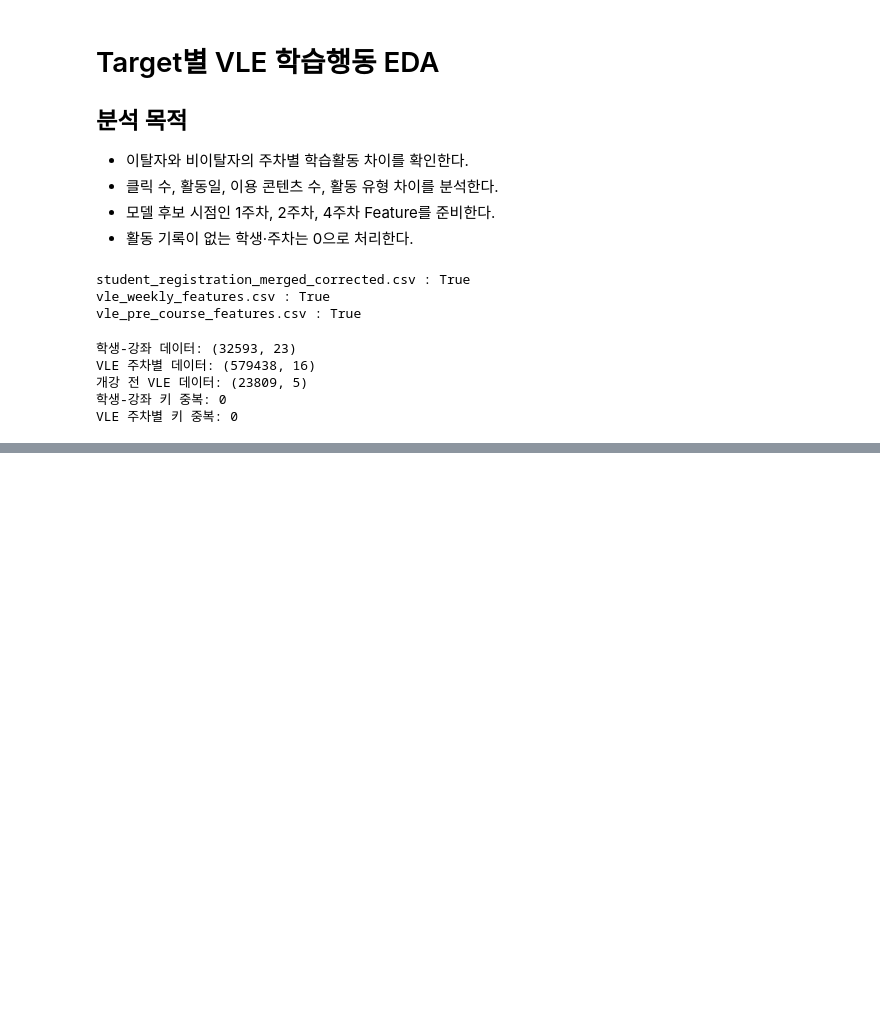
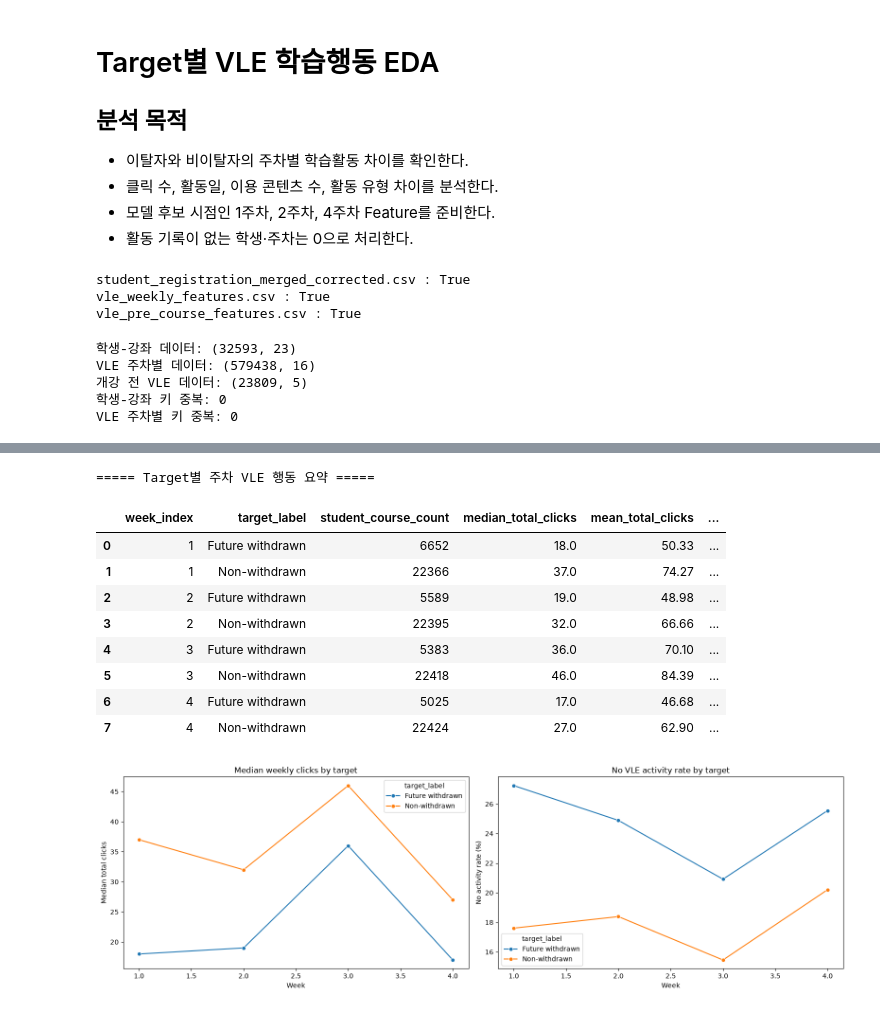
Before and after one commit to Team7-SKProject-2/oulad-churn-prediction, a Jupyter notebook: notebooks/04_target_vle_eda.ipynb, the cells around one changed output, grey strips where cells are left out. Cells and saved outputs as stored; diff of their text form; code cells hidden in the pictures; blank space fills up the shorter version.

Commit message:
feat: complete target VLE preprocessing and EDA

```diff
--- a/notebooks/04_target_vle_eda.ipynb
+++ b/notebooks/04_target_vle_eda.ipynb
@@ -95,0 +428,73 @@ VLE 주차별 키 중복: 0
+# %%
+# 해당 주차 VLE 활동이 전혀 없는지 표시
+eligible_grid["no_vle_activity"] = (
+    eligible_grid["total_clicks"] == 0
+).astype(int)
+
+weekly_target_summary = (
+    eligible_grid
+    .groupby(
+        ["week_index", "target_label"],
+        observed=True,
+        as_index=False
+    )
+    .agg(
+        student_course_count=("id_student", "size"),
+        median_total_clicks=("total_clicks", "median"),
+        mean_total_clicks=("total_clicks", "mean"),
+        median_active_days=("active_days", "median"),
+        median_unique_sites=("unique_sites", "median"),
+        no_activity_rate_pct=(
+            "no_vle_activity",
+            lambda values: values.mean() * 100
+        )
+    )
+)
+
+print("===== Target별 주차 VLE 행동 요약 =====")
+display(weekly_target_summary.round(2))
+
+fig, axes = plt.subplots(1, 2, figsize=(16, 5))
+
+# 주차별 클릭 중앙값
+sns.lineplot(
+    data=weekly_target_summary,
+    x="week_index",
+    y="median_total_clicks",
+    hue="target_label",
+    marker="o",
+    ax=axes[0]
+)
+
+axes[0].set_title("Median weekly clicks by target")
+axes[0].set_xlabel("Week")
+axes[0].set_ylabel("Median total clicks")
+
+# 주차별 무활동 비율
+sns.lineplot(
+    data=weekly_target_summary,
+    x="week_index",
+    y="no_activity_rate_pct",
+    hue="target_label",
+    marker="o",
+    ax=axes[1]
+)
+
+axes[1].set_title("No VLE activity rate by target")
+axes[1].set_xlabel("Week")
+axes[1].set_ylabel("No activity rate (%)")
+
+plt.tight_layout()
+plt.show()
+# %% [output]
+===== Target별 주차 VLE 행동 요약 =====
+|  | week_index | target_label | student_course_count | median_total_clicks | mean_total_clicks | ... |
+| 0 | 1 | Future withdrawn | 6652 | 18.0 | 50.33 | ... |
+| 1 | 1 | Non-withdrawn | 22366 | 37.0 | 74.27 | ... |
+| 2 | 2 | Future withdrawn | 5589 | 19.0 | 48.98 | ... |
+| 3 | 2 | Non-withdrawn | 22395 | 32.0 | 66.66 | ... |
+| 4 | 3 | Future withdrawn | 5383 | 36.0 | 70.10 | ... |
+| 5 | 3 | Non-withdrawn | 22418 | 46.0 | 84.39 | ... |
+| 6 | 4 | Future withdrawn | 5025 | 17.0 | 46.68 | ... |
+| 7 | 4 | Non-withdrawn | 22424 | 27.0 | 62.90 | ... |
+[figure, added]
```
Also changed, not shown: parts of 16 cells of this notebook.
